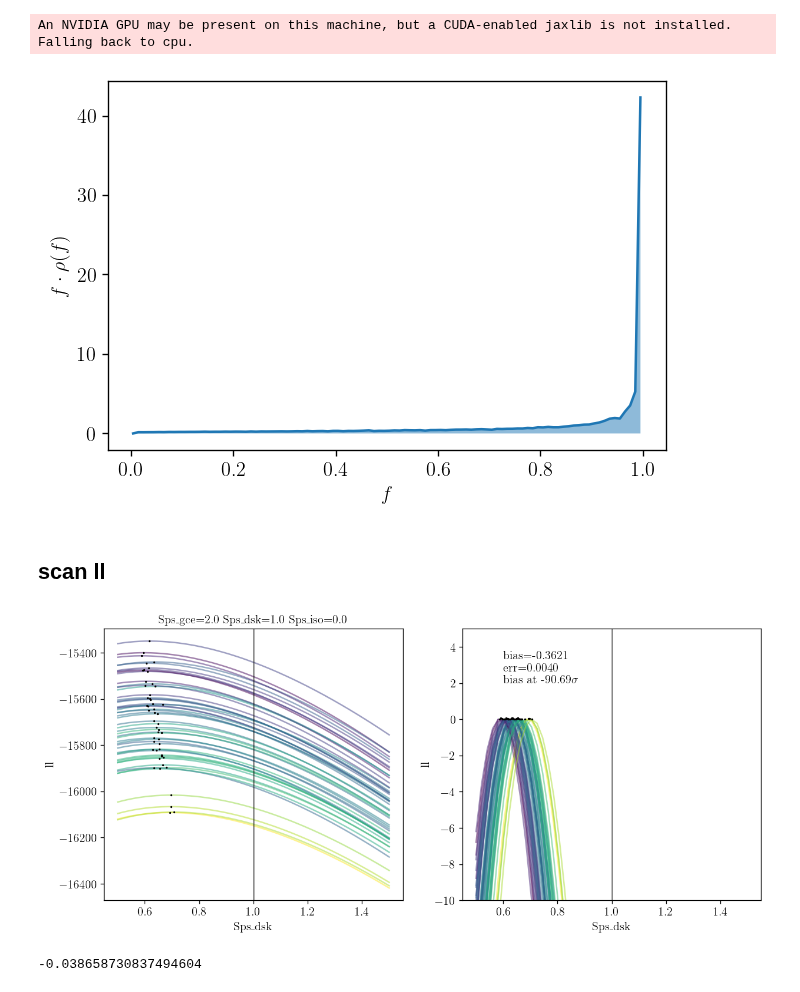
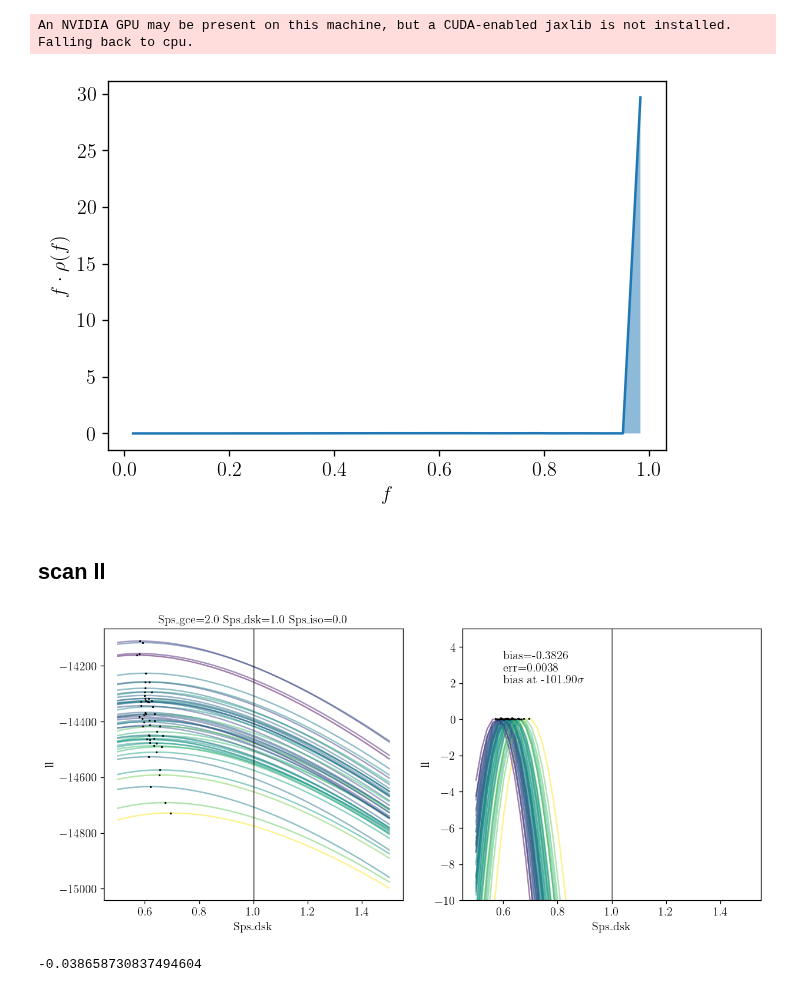
Before and after one commit to smsharma/fermi-prob-prog, a Jupyter notebook: nptfit/check_ll.ipynb, the cells around one changed output. Cells and saved outputs as stored; diff of their text form; code cells hidden in the pictures.

```diff
--- a/nptfit/check_ll.ipynb
+++ b/nptfit/check_ll.ipynb
@@ -61,21 +61,21 @@ mask_loc = np.load(f"mask_loc.npy")
 # %%
 #psf_name = 'king'
 psf_name = 'delta'
 if psf_name == 'king':
     kp = KingPSF()
     f_ary, df_rho_div_f_ary = psf_corr(psf_r_func = kp.psf_fermi_r, num_f_bins=30)
 elif psf_name == 'delta':
-    sigma = np.deg2rad(0.1) / 3
+    sigma = np.deg2rad(0.001) / 3
     psf_r_func = lambda r: np.exp(-0.5 * (r / sigma) ** 2) / (2 * np.pi * sigma ** 2)
     f_ary, df_rho_div_f_ary = psf_corr(psf_r_func = psf_r_func, num_f_bins=30)
 
 df = f_ary[1] - f_ary[0]
 plt.plot(f_ary, df_rho_div_f_ary/df*f_ary**2)
 plt.fill_between(f_ary, df_rho_div_f_ary/df*f_ary**2, 0., alpha=0.5)
 plt.ylabel(r'$f\cdot\rho(f)$')
 plt.xlabel(r'$f$');
 # %% [output]
-[figure, old version]
+[figure, new version]
 # %% [markdown]
 ## scan ll
 # %%
@@ -167,7 +167,7 @@ bias_sigma = bias/err
 
 ax.text(0.6, 2, f"bias={bias:.4f}\nerr={err:.4f}\nbias at {bias_sigma:.2f}"+r"$\sigma$");
 # %% [output]
-[figure, old version]
+[figure, new version]
 # %%
 ll_ss = pickle.load(open('../outputs/justSps_nomask/ll_ss.p', 'rb'))
 max_x_s = []
```
Also changed, not shown: parts of 2 cells of this notebook, 14 other files.
